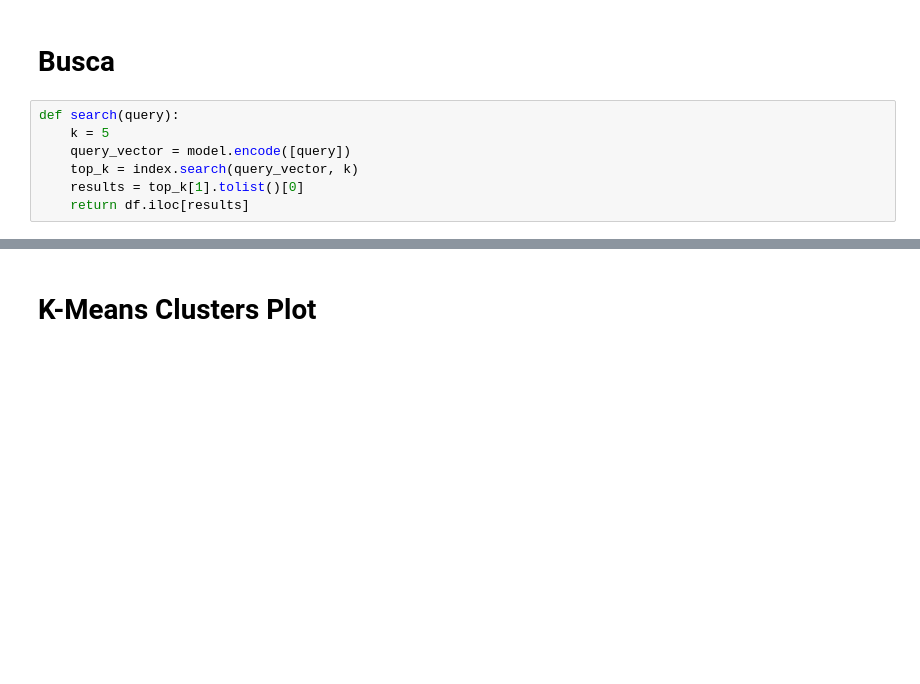
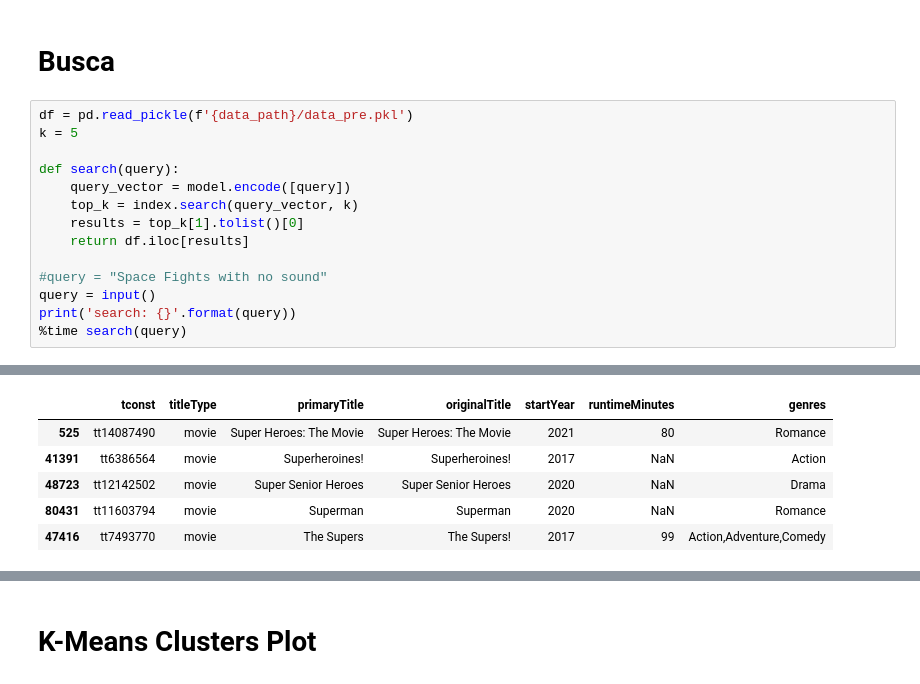
Before and after one commit to Durfan/ufsj-Data-Science, a Jupyter notebook: tool_presentation.ipynb, the cells around one changed output, grey strips where cells are left out. Saved outputs shown, nothing was run; the diff lists cells and outputs as text; blank space fills up the shorter version.

```diff
--- a/tool_presentation.ipynb
+++ b/tool_presentation.ipynb
@@ -200,9 +219,17 @@ Wall time: 324 ms
 # %% [markdown]
 # Busca
 # %%
+df = pd.read_pickle(f'{data_path}/data_pre.pkl')
+k = 5
+
 def search(query):
-    k = 5
     query_vector = model.encode([query])
     top_k = index.search(query_vector, k)
     results = top_k[1].tolist()[0]
     return df.iloc[results]
+
+#query = "Space Fights with no sound"
+query = input()
+print('search: {}'.format(query))
+%time search(query)
+# %% [output]
@@ -208,0 +239,6 @@ def search(query):
+|  | tconst | titleType | primaryTitle | originalTitle | startYear | runtimeMinutes | genres |
+| 525 | tt14087490 | movie | Super Heroes: The Movie | Super Heroes: The Movie | 2021 | 80 | Romance |
+| 41391 | tt6386564 | movie | Superheroines! | Superheroines! | 2017 | NaN | Action |
+| 48723 | tt12142502 | movie | Super Senior Heroes | Super Senior Heroes | 2020 | NaN | Drama |
+| 80431 | tt11603794 | movie | Superman | Superman | 2020 | NaN | Romance |
+| 47416 | tt7493770 | movie | The Supers | The Supers! | 2017 | 99 | Action,Adventure,Comedy |
```
Also changed, not shown: parts of 9 cells of this notebook, 1 other file.
